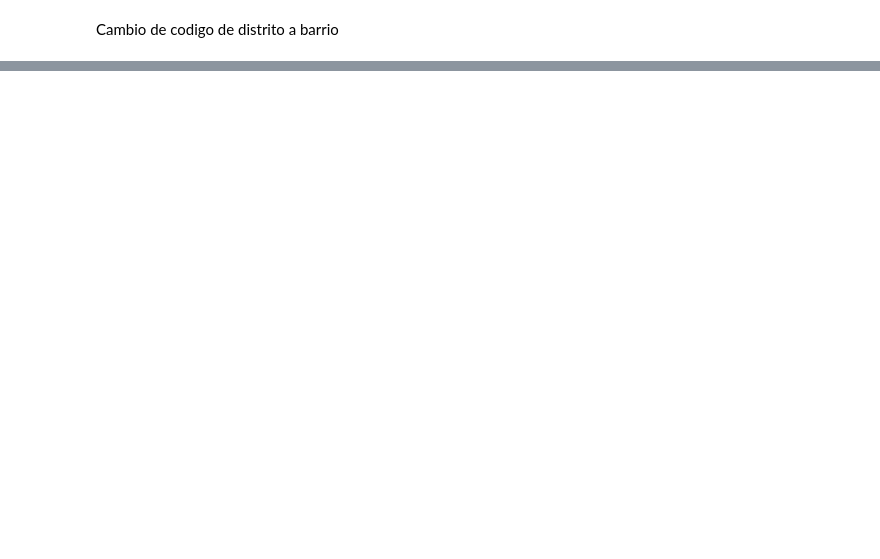
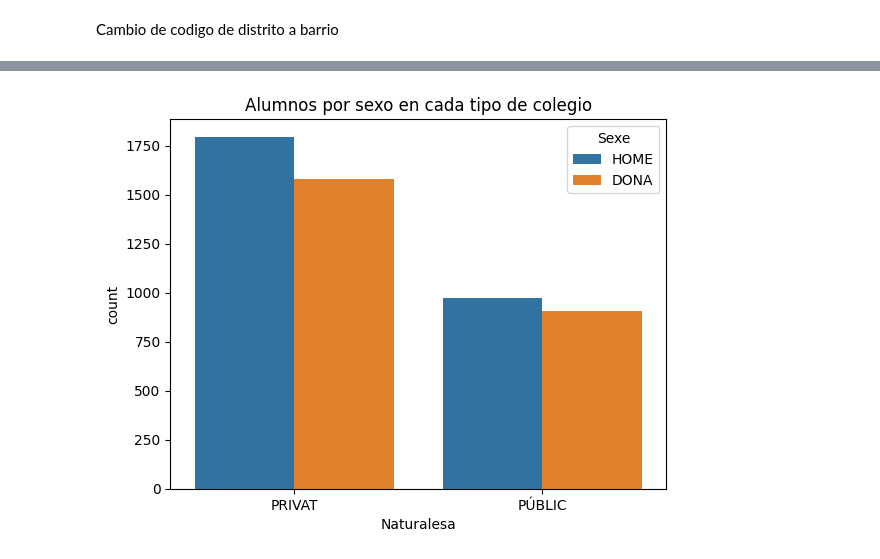
Before and after one commit to annaszymanskicortes/truco-o-dato, a Jupyter notebook: notebook_julia.ipynb, the cells around one changed output, grey strips where cells are left out. Drawn from its saved outputs; the diff is of its cells as text; code cells hidden in the pictures; blank space fills up the shorter version.

```diff
--- a/notebook_julia.ipynb
+++ b/notebook_julia.ipynb
@@ -194,0 +274,6 @@ NameError: name 'df_caract' is not defined
+# %%
+sns.countplot(data=df_caracter, x="Naturalesa", hue="Sexe")
+plt.title("Alumnos por sexo en cada tipo de colegio")
+plt.show()
+# %% [output]
+[figure, added]
```
Also changed, not shown: parts of 12 cells of this notebook, 2 other files.
